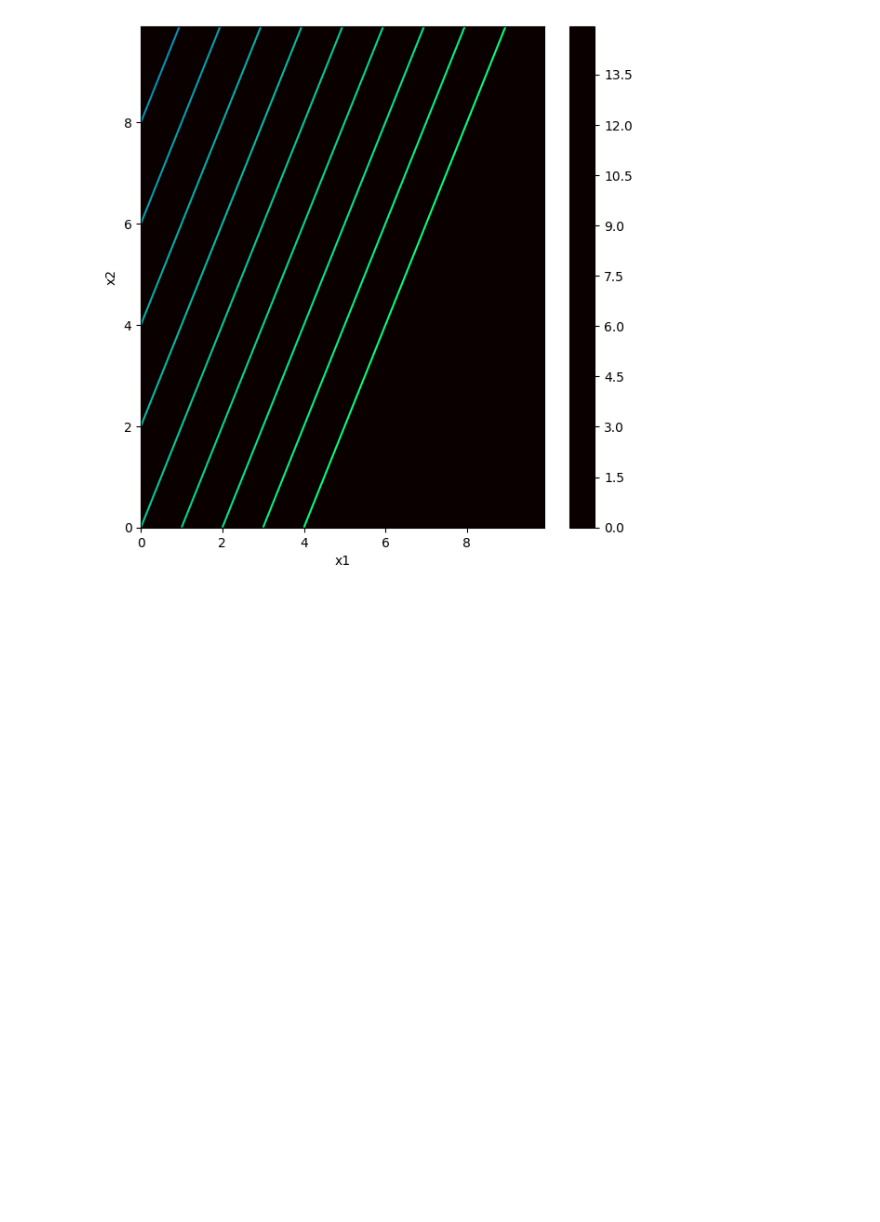
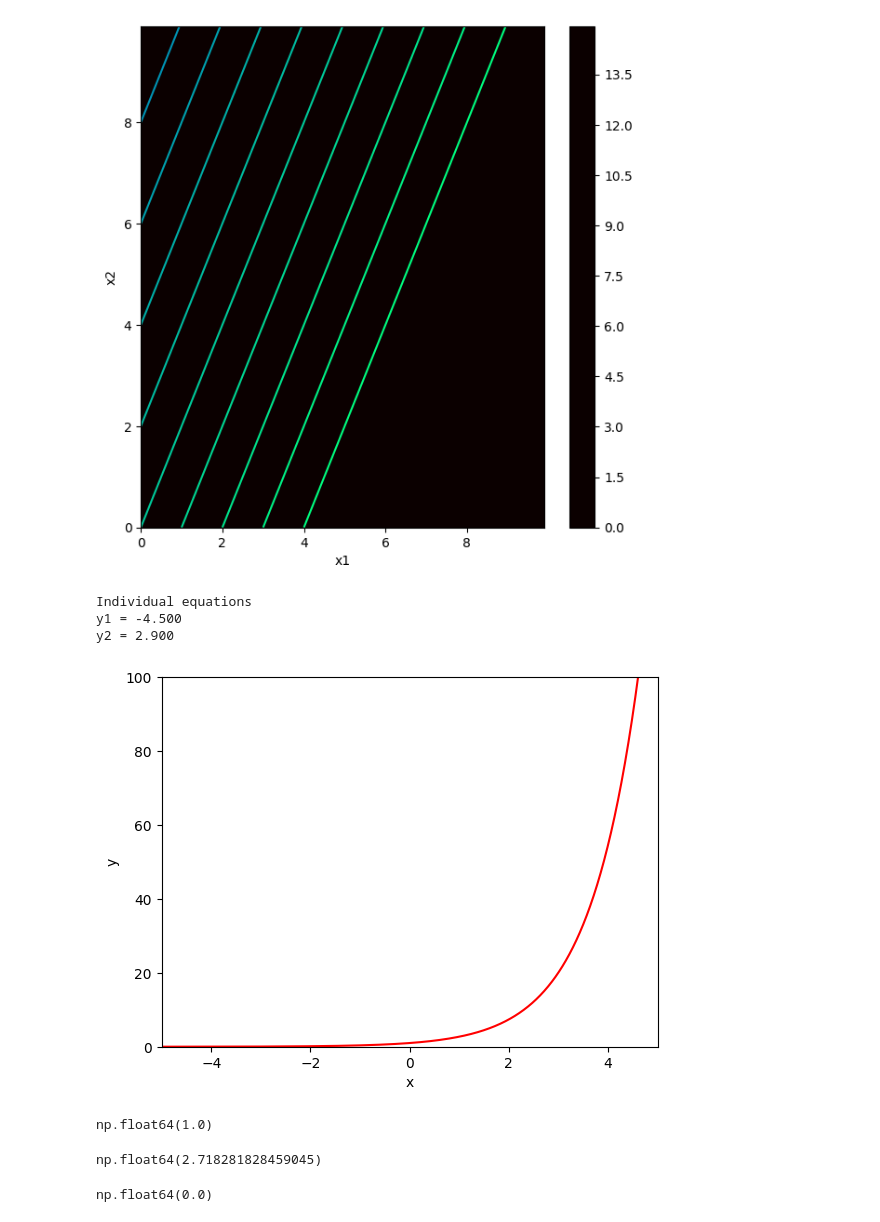
Before and after one commit to chakraborty-m/ML-Practice, a Jupyter notebook: ML_maths.ipynb, the cells around one changed output. Cells and saved outputs as stored; diff of their text form; code cells hidden in the pictures; blank space fills up the shorter version.

```diff
--- a/ML_maths.ipynb
+++ b/ML_maths.ipynb
@@ -50,0 +55,39 @@ draw_2D_fxn(x1,x2,y)
+# %%
+b1 = 0.5; b2 = 0.2
+w1_1 = -1.0; w1_2 = 0.4; w1_3 = -0.3
+w2_1 = 0.1; w2_2 = 0.1; w2_3 = 1.2
+x1 = 4; x2 = -1; x3 = 2
+y1 = linear_fxn_3D(x1,x2,x3,w1_1,w1_2,w1_3,b1)
+y2 = linear_fxn_3D(x1,x2,x3,w2_1,w2_2,w2_3,b2)
+print("Individual equations")
+print('y1 = %3.3f\ny2 = %3.3f\n'%((y1,y2)))
+# %% [output]
+Individual equations
+y1 = -4.500
+y2 = 2.900
+# %%
+x = np.arange(-5.0,5.0,0.01)
+y = np.exp(x)
+
+# plotting the function
+fig, ax = plt.subplots()
+ax.plot(x,y,'r-')
+ax.set_ylim([0,100])
+ax.set_xlim([-5,5])
+ax.set_xlabel('x')
+ax.set_ylabel('y')
+plt.show()
+# %% [output]
+[figure, added]
+# %%
+np.exp(0)
+# %% [output]
+np.float64(1.0)
+# %%
+np.exp(1)
+# %% [output]
+np.float64(2.718281828459045)
+# %%
+np.exp(-np.inf)
+# %% [output]
+np.float64(0.0)
```
Also changed, not shown: parts of 9 cells of this notebook.
